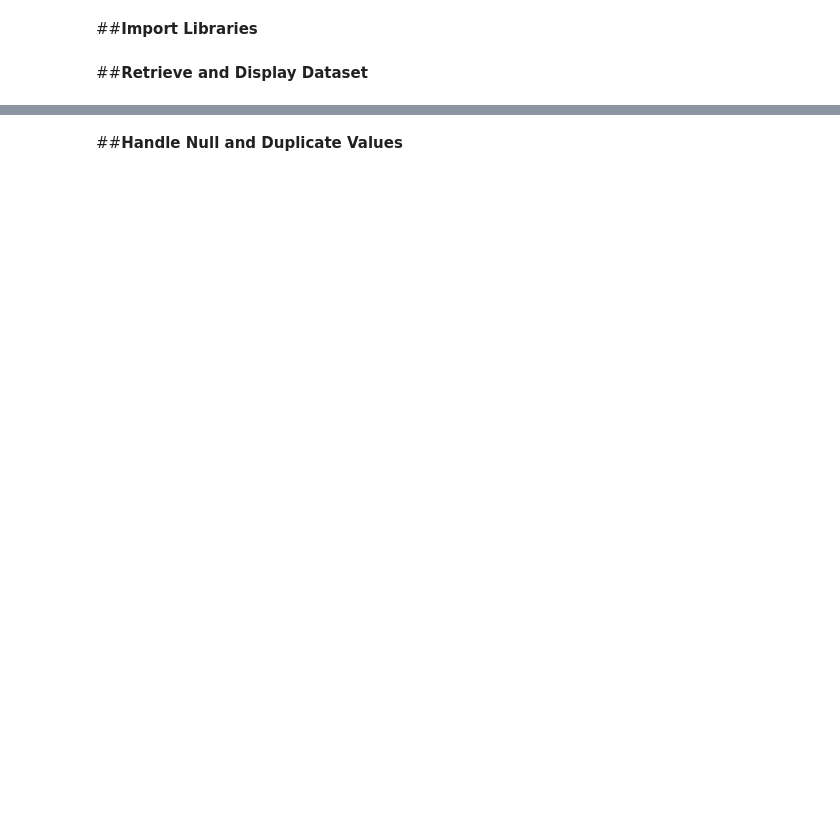
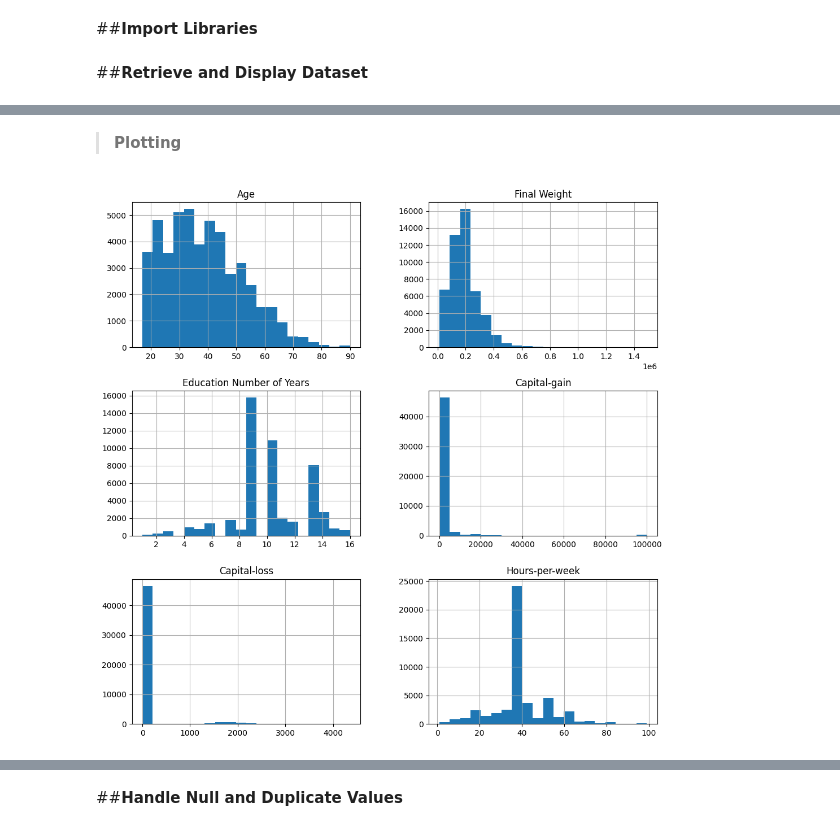
Before and after one commit to najahsadmim/adult-income-prediction, a Jupyter notebook: CSE422_GRP04_PROJECT.ipynb, the cells around one changed output, grey strips where cells are left out. Drawn from its saved outputs; the diff is of its cells as text; code cells hidden in the pictures; blank space fills up the shorter version.

```diff
--- a/CSE422_GRP04_PROJECT.ipynb
+++ b/CSE422_GRP04_PROJECT.ipynb
@@ -42,0 +73,13 @@ data.shape
+# %%
+#Selecting numerical features
+
+num_data = data.select_dtypes(include='number')
+
+#append the features of num_data to list
+
+num_features=num_data.columns.tolist()
+
+#print list
+
+print("No. of Numerical Features: ", len(num_features), "\n")
+print(num_features)
@@ -42,0 +130,9 @@ data.shape
+# %% [markdown]
+> **Plotting**
+# %%
+#show outliers on histogram
+
+num_data.hist(figsize=(12,12),bins=20)
+plt.show()
+# %% [output]
+[figure, added]
```
Also changed, not shown: parts of 50 cells of this notebook.
